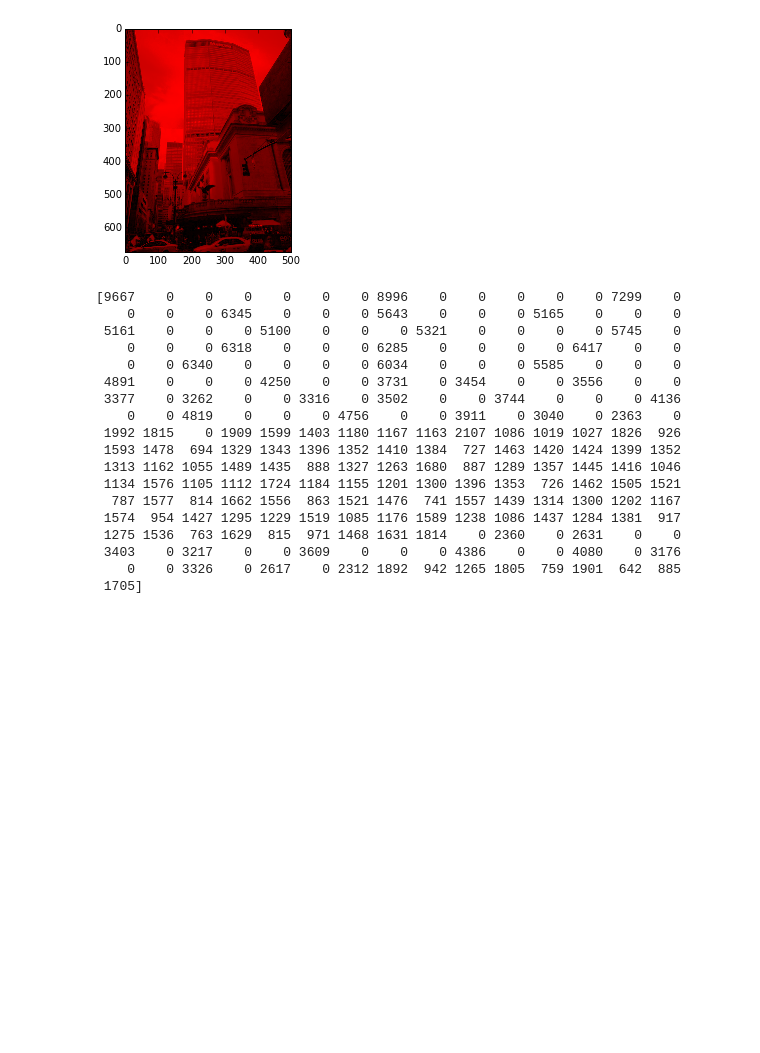
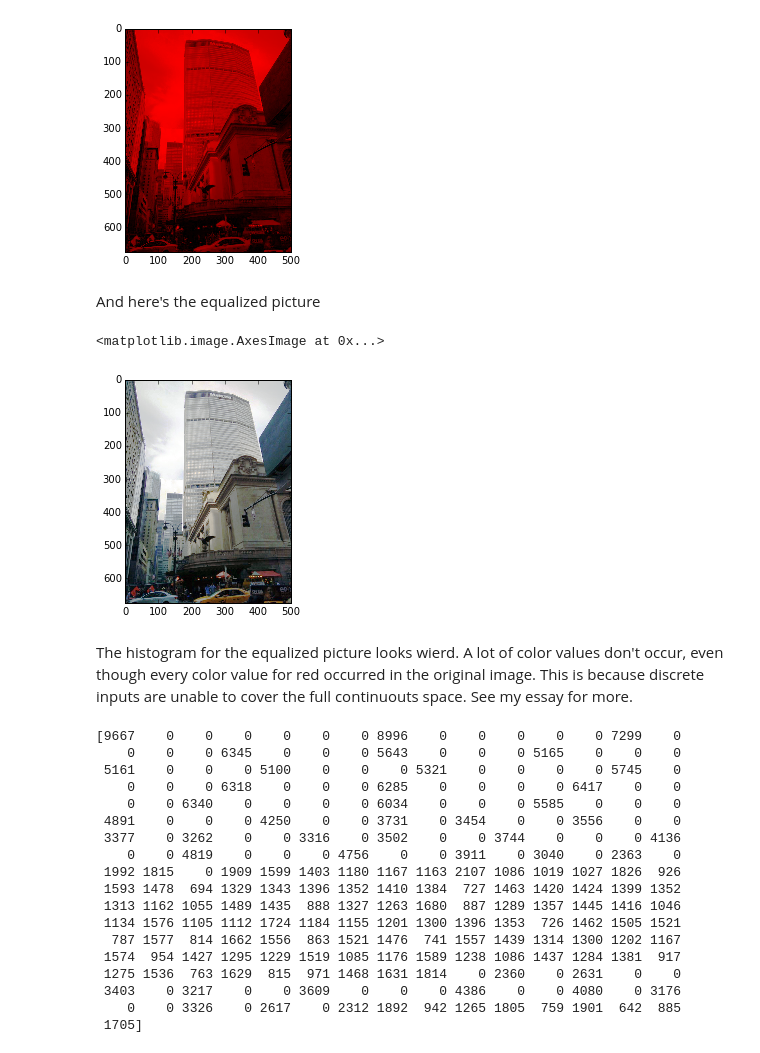
Before and after one commit to sakekasi/computer-vision, a Jupyter notebook: histogram_eq.ipynb, the cells around one changed output. Cells and saved outputs as stored; diff of their text form; code cells hidden in the pictures; blank space fills up the shorter version.

```diff
--- a/histogram_eq.ipynb
+++ b/histogram_eq.ipynb
@@ -97,6 +105,21 @@ plt.imshow(g)
 # %% [output]
 <matplotlib.image.AxesImage at 0x...>
 [figure]
+# %% [markdown]
+And here's the equalized picture
+# %%
+g = np.ndarray.copy(f)
+for i in range(dims[0]):
+    for j in range(dims[1]):
+        for k in range(dims[2]):
+                g[i,j,k] = cum[k][g[i,j,k]]
+
+plt.imshow(g)
+# %% [output]
+<matplotlib.image.AxesImage at 0x...>
+[figure, added]
+# %% [markdown]
+The histogram for the equalized picture looks wierd. A lot of color values don't occur, even though every color value for red occurred in the original image. This is because discrete inputs are unable to cover the full continuouts space. See my essay for more.
 # %%
 nchannels = []
 for i in range(3):
```
Also changed, not shown: parts of 21 cells of this notebook.
